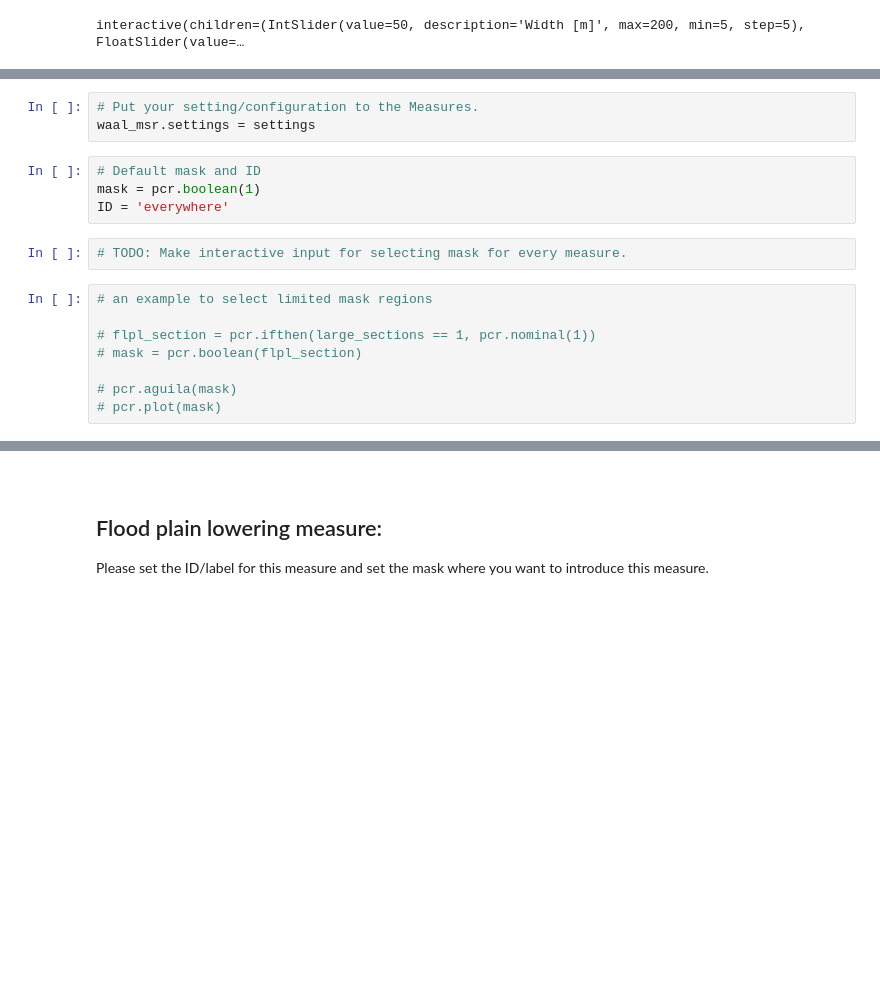
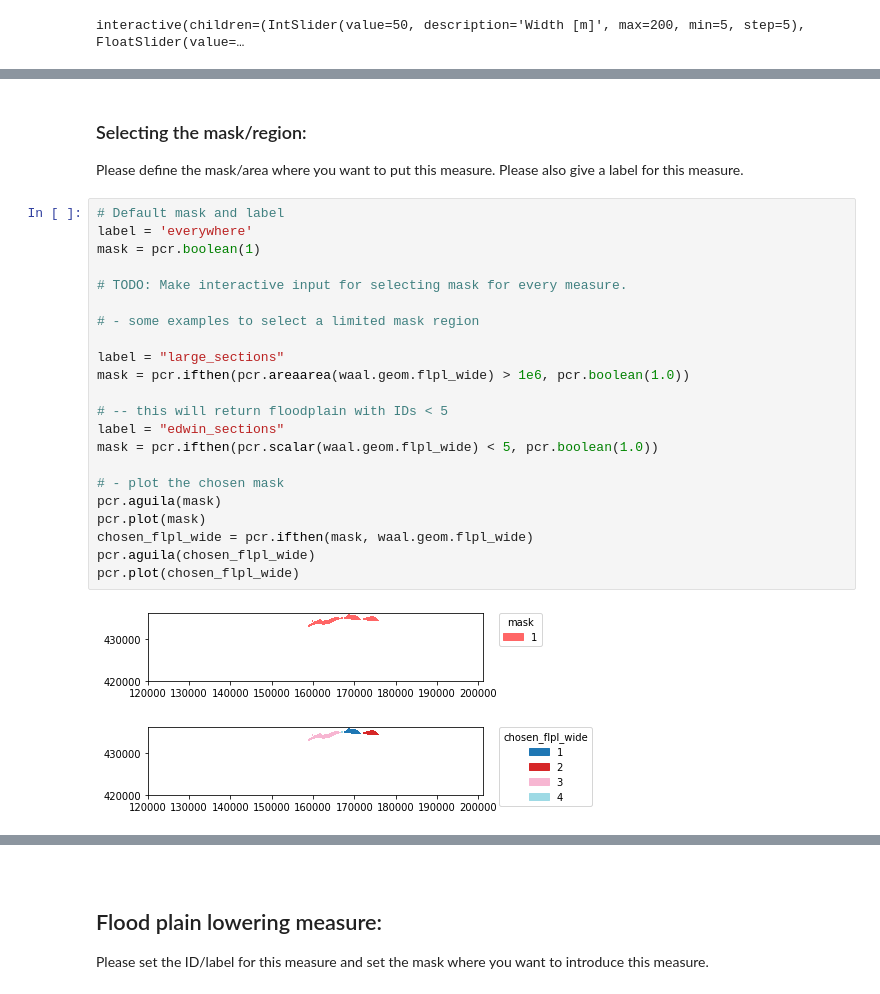
Before and after one commit to UU-Hydro/RiverScape, a Jupyter notebook: scripts/intervent_parameter.ipynb, the cells around one changed output, grey strips where cells are left out. Cells and saved outputs as stored; diff of their text form; blank space fills up the shorter version.

```diff
--- a/scripts/intervent_parameter.ipynb
+++ b/scripts/intervent_parameter.ipynb
@@ -316,17 +373,30 @@ OrderedDict([('smoothing_percentage', 100), ('smoothing_ecotope', 'UG-2'), ('smo
-# %%
-# Put your setting/configuration to the Measures.
-waal_msr.settings = settings
-# %%
-# Default mask and ID
-mask = pcr.boolean(1)
-ID = 'everywhere'
-# %%
-# TODO: Make interactive input for selecting mask for every measure.
-# %%
-# an example to select limited mask regions
-
-# flpl_section = pcr.ifthen(large_sections == 1, pcr.nominal(1))
-# mask = pcr.boolean(flpl_section)
-
-# pcr.aguila(mask)
-# pcr.plot(mask)
+# %% [markdown]
+
+### Selecting the mask/region:
+
+Please define the mask/area where you want to put this measure. Please also give a label for this measure.
+# %%
+# Default mask and label
+label = 'everywhere'
+mask = pcr.boolean(1)
+
+# TODO: Make interactive input for selecting mask for every measure.
+
+# - some examples to select a limited mask region
+
+label = "large_sections"
+mask = pcr.ifthen(pcr.areaarea(waal.geom.flpl_wide) > 1e6, pcr.boolean(1.0))
+
+# -- this will return floodplain with IDs < 5
+label = "edwin_sections"
+mask = pcr.ifthen(pcr.scalar(waal.geom.flpl_wide) < 5, pcr.boolean(1.0))
+
+# - plot the chosen mask
+pcr.aguila(mask)
+pcr.plot(mask)
+chosen_flpl_wide = pcr.ifthen(mask, waal.geom.flpl_wide)
+pcr.aguila(chosen_flpl_wide)
+pcr.plot(chosen_flpl_wide)
+# %% [output]
+[figure, added]
+[figure, added]
```
Also changed, not shown: parts of 56 cells of this notebook.
